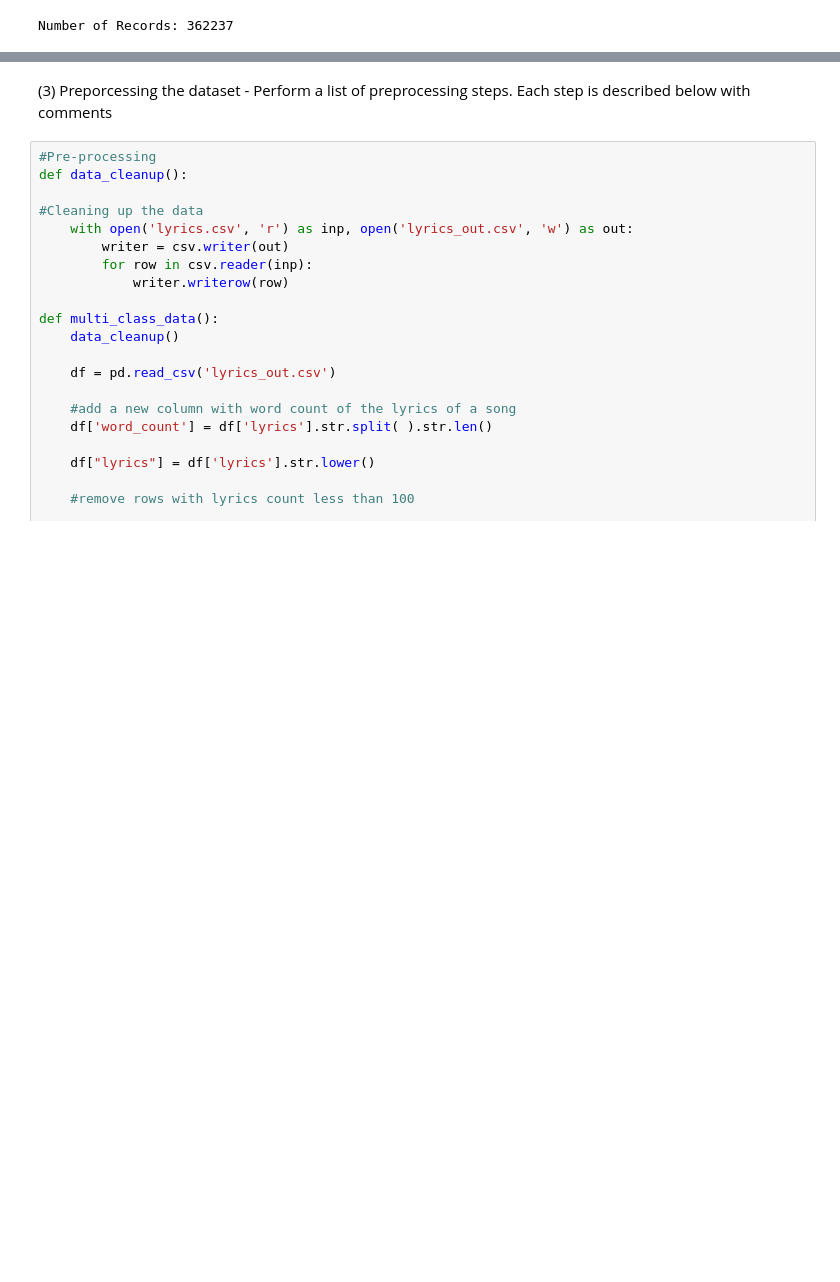
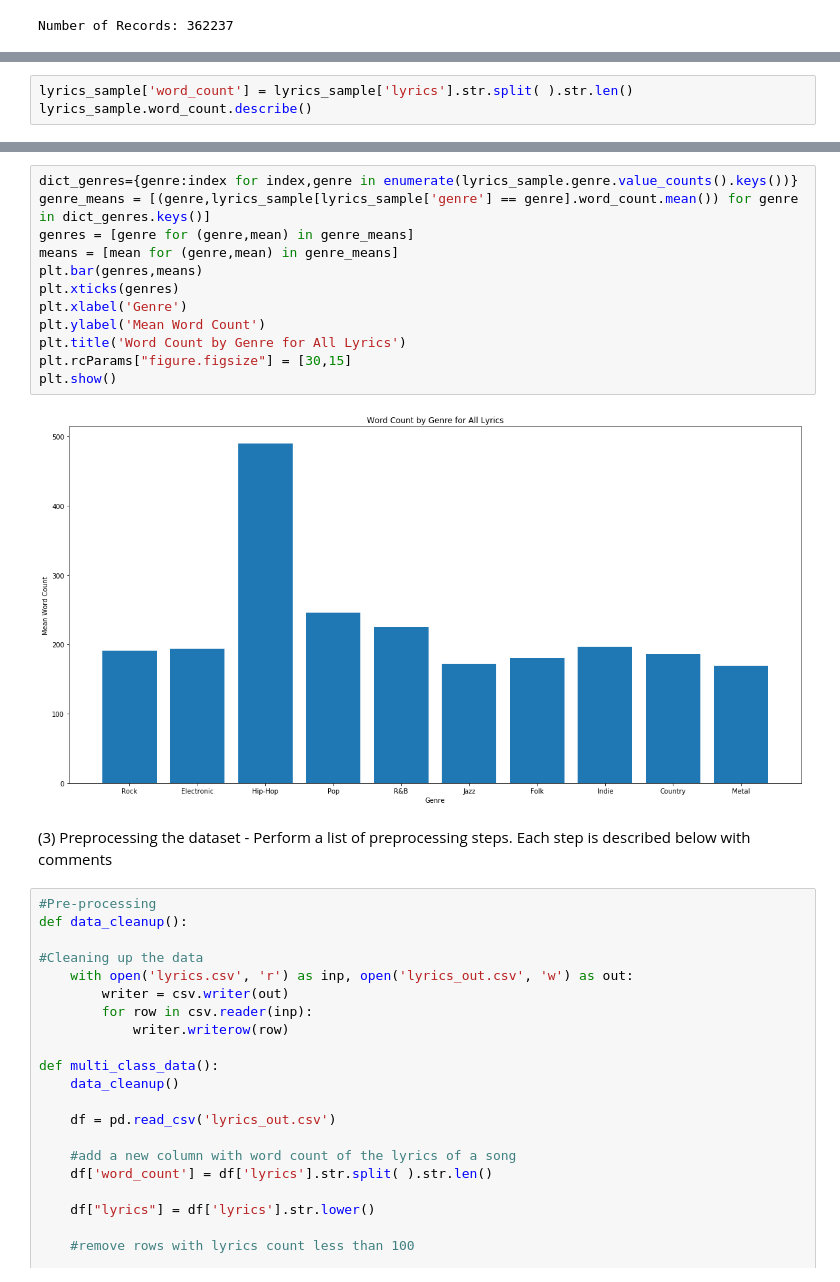
Before and after one commit to danonprice/LyricsGenreClassification, a Jupyter notebook: FinalProject/final_project_workbook.ipynb, the cells around one changed output, grey strips where cells are left out. Cells and saved outputs as stored; diff of their text form; blank space fills up the shorter version.

```diff
--- a/FinalProject/final_project_workbook.ipynb
+++ b/FinalProject/final_project_workbook.ipynb
@@ -252,0 +302,3 @@ Number of Records: 362237
+# %%
+lyrics_sample['word_count'] = lyrics_sample['lyrics'].str.split( ).str.len()
+lyrics_sample.word_count.describe()
@@ -253,5 +315,19 @@ Number of Records: 362237
+# %%
+dict_genres={genre:index for index,genre in enumerate(lyrics_sample.genre.value_counts().keys())}
+genre_means = [(genre,lyrics_sample[lyrics_sample['genre'] == genre].word_count.mean()) for genre in dict_genres.keys()]
+genres = [genre for (genre,mean) in genre_means]
+means = [mean for (genre,mean) in genre_means]
+plt.bar(genres,means)
+plt.xticks(genres)
+plt.xlabel('Genre')
+plt.ylabel('Mean Word Count')
+plt.title('Word Count by Genre for All Lyrics')
+plt.rcParams["figure.figsize"] = [30,15]
+plt.show()
+# %% [output]
+[figure, added]
 # %% [markdown]
-(3) Preporcessing the dataset - Perform a list of preprocessing steps. Each step is described below with comments
+(3) Preprocessing the dataset - Perform a list of preprocessing steps. Each step is described below with comments
 # %%
 #Pre-processing
 def data_cleanup():
```
Also changed, not shown: parts of 64 cells of this notebook, 2 other files.
